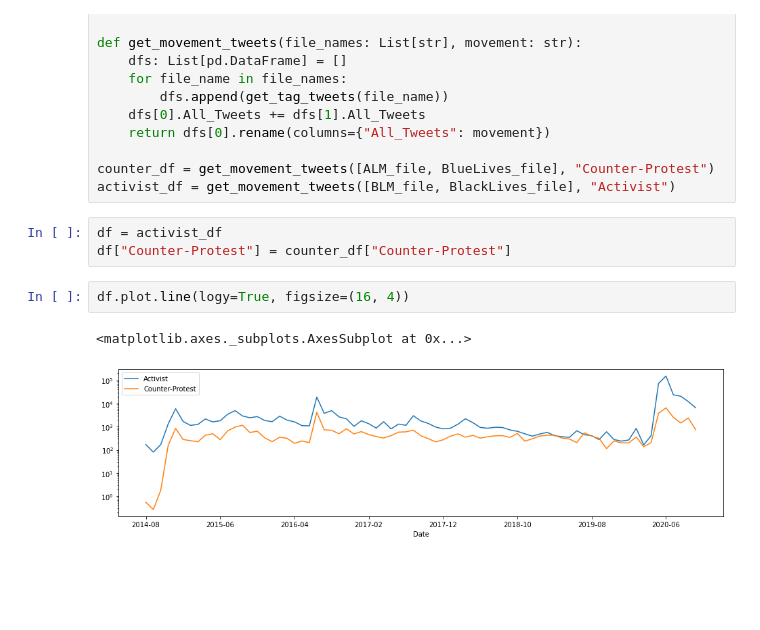
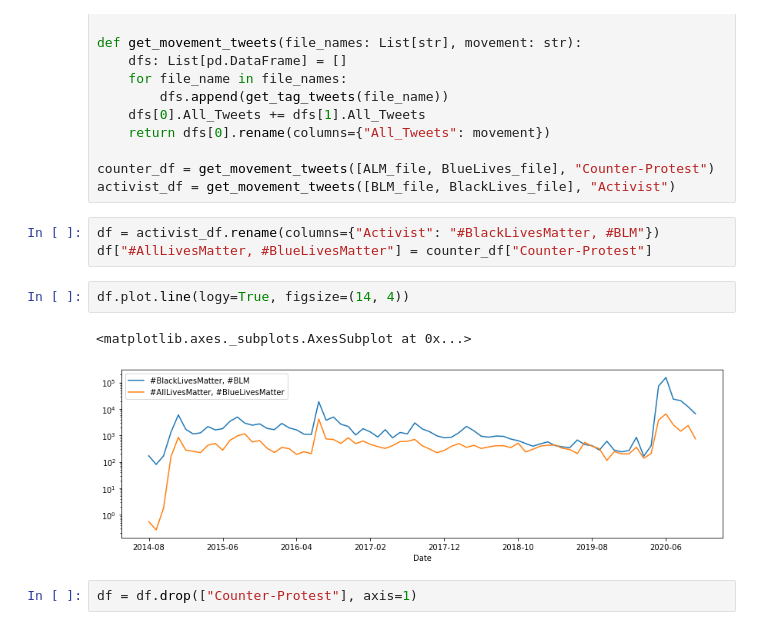
Before and after one commit to chrisfalter/BLM, a Jupyter notebook: src/tweet_counts.ipynb, the cells around one changed output. Drawn from its saved outputs; the diff is of its cells as text; blank space fills up the shorter version.

Commit message:
visualizations for evolution of communities

```diff
--- a/src/tweet_counts.ipynb
+++ b/src/tweet_counts.ipynb
@@ -113,10 +113,12 @@ def get_movement_tweets(file_names: List[str], movement: str):
 counter_df = get_movement_tweets([ALM_file, BlueLives_file], "Counter-Protest")
 activist_df = get_movement_tweets([BLM_file, BlackLives_file], "Activist")
 # %%
-df = activist_df
-df["Counter-Protest"] = counter_df["Counter-Protest"]
+df = activist_df.rename(columns={"Activist": "#BlackLivesMatter, #BLM"})
+df["#AllLivesMatter, #BlueLivesMatter"] = counter_df["Counter-Protest"]
 # %%
-df.plot.line(logy=True, figsize=(16, 4))
+df.plot.line(logy=True, figsize=(14, 4))
 # %% [output]
 <matplotlib.axes._subplots.AxesSubplot at 0x...>
-[figure, old version]
+[figure, new version]
+# %%
+df = df.drop(["Counter-Protest"], axis=1)
```
Also changed, not shown: 7 other files.
